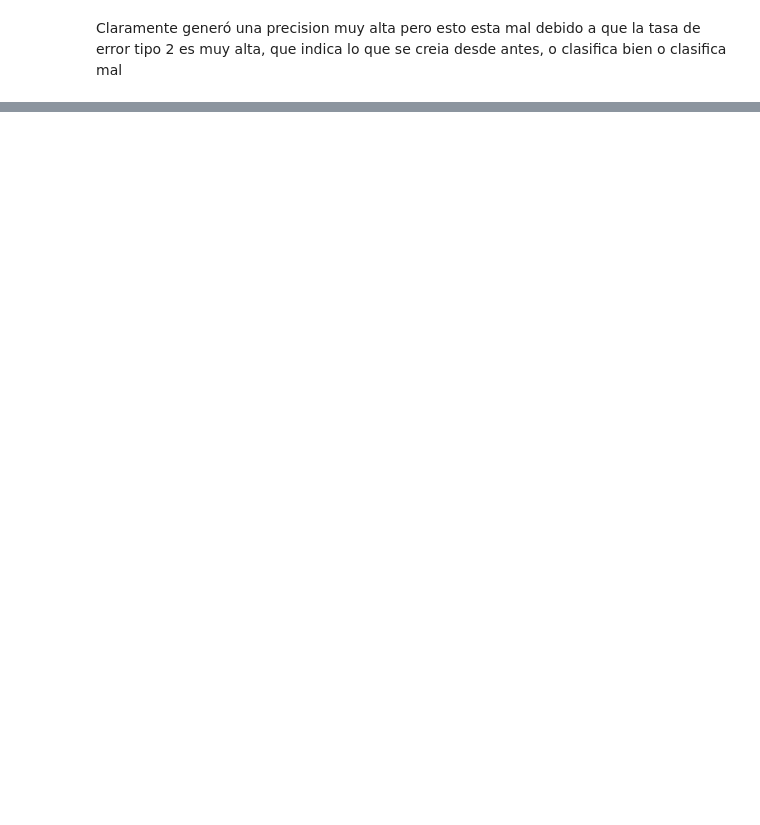
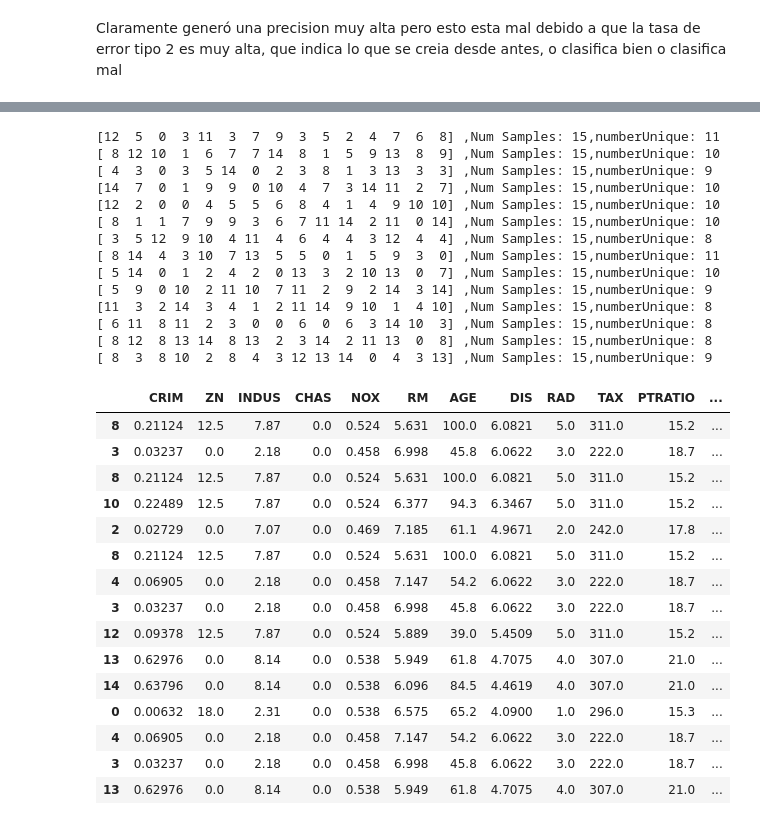
Before and after one commit to Elmatinho/DataScience_Unilever, a Jupyter notebook: Semana_4/Clases/Decimooctava_clase_20_04_22.ipynb, the cells around one changed output, grey strips where cells are left out. Drawn from its saved outputs; the diff is of its cells as text; code cells hidden in the pictures; blank space fills up the shorter version.

```diff
--- a/Semana_4/Clases/Decimooctava_clase_20_04_22.ipynb
+++ b/Semana_4/Clases/Decimooctava_clase_20_04_22.ipynb
@@ -682,0 +710,38 @@ Claramente generó una precision muy alta pero esto esta mal debido a que la tas
+# %%
+np.random.seed(0) #semilla aelatoria
+for _ in range(1, 15): #la variable _ sirve solo para ejecutar un ciclo for
+    samples = np.random.choice(a=15, size=15, replace=True) #aqui se hace el muestreo y el replace es si reemplaza o no el valor
+    print(samples, ',Num Samples: ' + str(len(samples)) + ',numberUnique: ' + str(len(set(samples))) )
+bootstrappedDF = df.loc[samples, :]
+bootstrappedDF
+# %% [output]
+[12  5  0  3 11  3  7  9  3  5  2  4  7  6  8] ,Num Samples: 15,numberUnique: 11
+[ 8 12 10  1  6  7  7 14  8  1  5  9 13  8  9] ,Num Samples: 15,numberUnique: 10
+[ 4  3  0  3  5 14  0  2  3  8  1  3 13  3  3] ,Num Samples: 15,numberUnique: 9
+[14  7  0  1  9  9  0 10  4  7  3 14 11  2  7] ,Num Samples: 15,numberUnique: 10
+[12  2  0  0  4  5  5  6  8  4  1  4  9 10 10] ,Num Samples: 15,numberUnique: 10
+[ 8  1  1  7  9  9  3  6  7 11 14  2 11  0 14] ,Num Samples: 15,numberUnique: 10
+[ 3  5 12  9 10  4 11  4  6  4  4  3 12  4  4] ,Num Samples: 15,numberUnique: 8
+[ 8 14  4  3 10  7 13  5  5  0  1  5  9  3  0] ,Num Samples: 15,numberUnique: 11
+[ 5 14  0  1  2  4  2  0 13  3  2 10 13  0  7] ,Num Samples: 15,numberUnique: 10
+[ 5  9  0 10  2 11 10  7 11  2  9  2 14  3 14] ,Num Samples: 15,numberUnique: 9
+[11  3  2 14  3  4  1  2 11 14  9 10  1  4 10] ,Num Samples: 15,numberUnique: 8
+[ 6 11  8 11  2  3  0  0  6  0  6  3 14 10  3] ,Num Samples: 15,numberUnique: 8
+[ 8 12  8 13 14  8 13  2  3 14  2 11 13  0  8] ,Num Samples: 15,numberUnique: 8
+[ 8  3  8 10  2  8  4  3 12 13 14  0  4  3 13] ,Num Samples: 15,numberUnique: 9
+|  | CRIM | ZN | INDUS | CHAS | NOX | RM | AGE | DIS | RAD | TAX | PTRATIO | ... |
+| 8 | 0.21124 | 12.5 | 7.87 | 0.0 | 0.524 | 5.631 | 100.0 | 6.0821 | 5.0 | 311.0 | 15.2 | ... |
+| 3 | 0.03237 | 0.0 | 2.18 | 0.0 | 0.458 | 6.998 | 45.8 | 6.0622 | 3.0 | 222.0 | 18.7 | ... |
+| 8 | 0.21124 | 12.5 | 7.87 | 0.0 | 0.524 | 5.631 | 100.0 | 6.0821 | 5.0 | 311.0 | 15.2 | ... |
+| 10 | 0.22489 | 12.5 | 7.87 | 0.0 | 0.524 | 6.377 | 94.3 | 6.3467 | 5.0 | 311.0 | 15.2 | ... |
+| 2 | 0.02729 | 0.0 | 7.07 | 0.0 | 0.469 | 7.185 | 61.1 | 4.9671 | 2.0 | 242.0 | 17.8 | ... |
+| 8 | 0.21124 | 12.5 | 7.87 | 0.0 | 0.524 | 5.631 | 100.0 | 6.0821 | 5.0 | 311.0 | 15.2 | ... |
+| 4 | 0.06905 | 0.0 | 2.18 | 0.0 | 0.458 | 7.147 | 54.2 | 6.0622 | 3.0 | 222.0 | 18.7 | ... |
+| 3 | 0.03237 | 0.0 | 2.18 | 0.0 | 0.458 | 6.998 | 45.8 | 6.0622 | 3.0 | 222.0 | 18.7 | ... |
+| 12 | 0.09378 | 12.5 | 7.87 | 0.0 | 0.524 | 5.889 | 39.0 | 5.4509 | 5.0 | 311.0 | 15.2 | ... |
+| 13 | 0.62976 | 0.0 | 8.14 | 0.0 | 0.538 | 5.949 | 61.8 | 4.7075 | 4.0 | 307.0 | 21.0 | ... |
+| 14 | 0.63796 | 0.0 | 8.14 | 0.0 | 0.538 | 6.096 | 84.5 | 4.4619 | 4.0 | 307.0 | 21.0 | ... |
+| 0 | 0.00632 | 18.0 | 2.31 | 0.0 | 0.538 | 6.575 | 65.2 | 4.0900 | 1.0 | 296.0 | 15.3 | ... |
+| 4 | 0.06905 | 0.0 | 2.18 | 0.0 | 0.458 | 7.147 | 54.2 | 6.0622 | 3.0 | 222.0 | 18.7 | ... |
+| 3 | 0.03237 | 0.0 | 2.18 | 0.0 | 0.458 | 6.998 | 45.8 | 6.0622 | 3.0 | 222.0 | 18.7 | ... |
+| 13 | 0.62976 | 0.0 | 8.14 | 0.0 | 0.538 | 5.949 | 61.8 | 4.7075 | 4.0 | 307.0 | 21.0 | ... |
```
Also changed, not shown: parts of 14 cells of this notebook.
